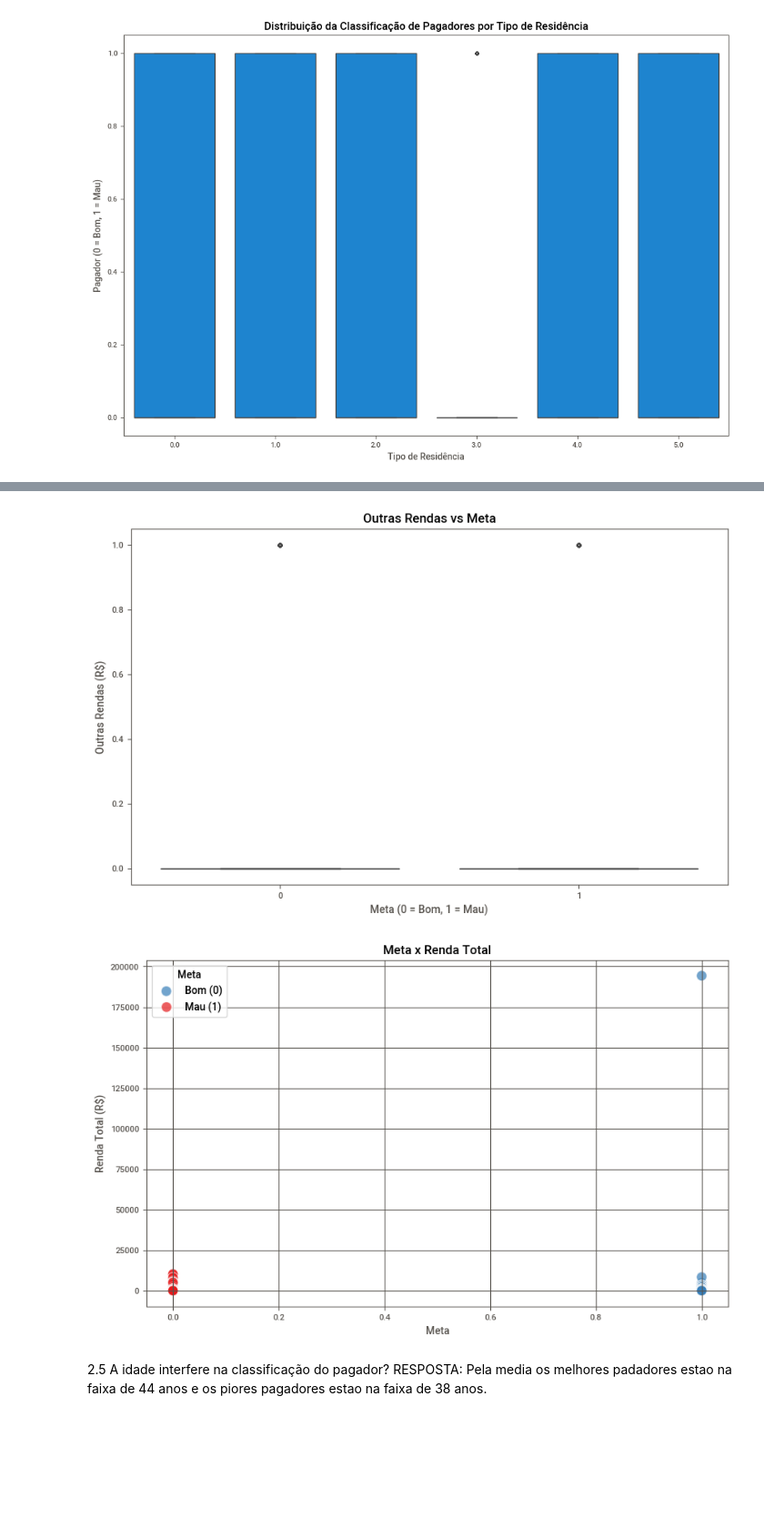
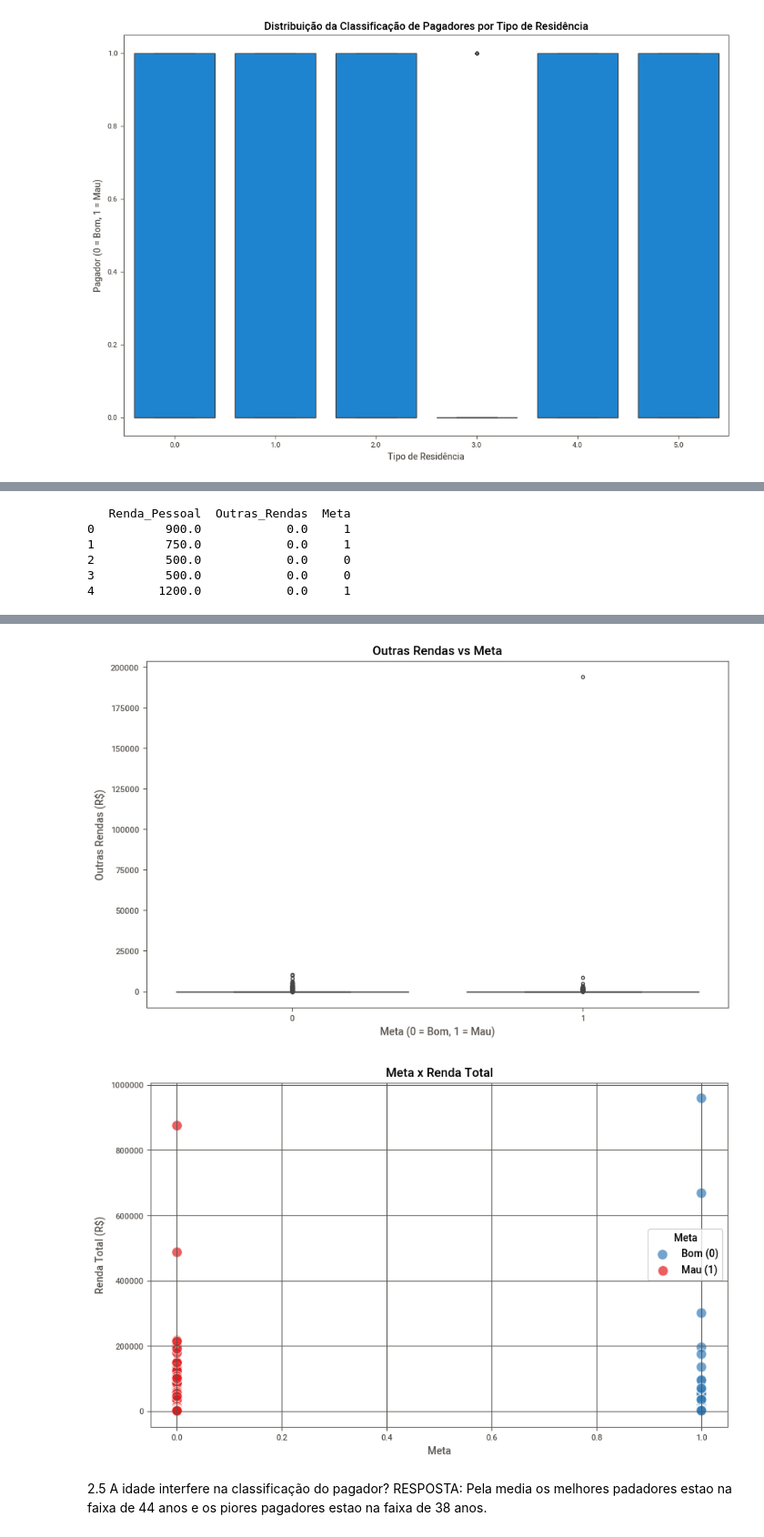
Before and after one commit to friozi/Data-processing-with-python, a Jupyter notebook: Trabalho_final_Python.ipynb, the cells around one changed output, grey strips where cells are left out. Shown: that part at 91% size. Cells and saved outputs as stored; diff of their text form; code cells hidden in the pictures; blank space fills up the shorter version.

```diff
--- a/Trabalho_final_Python.ipynb
+++ b/Trabalho_final_Python.ipynb
@@ -242,13 +246,10 @@ RESPOSTA: Análise das diferenças de distribuição: A Renda Pessoal Mensal e a
 # %%
 # 2.4 Como as features renda pessoal mensal e outras rendas se relacionam com a variável meta? (obs: não é correlação estatística)
-import pandas as pd
-import seaborn as sns
-import matplotlib.pyplot as plt
 
 
-df = pd.read_csv("credit.csv", encoding='unicode_escape', sep='\t', header=None)
-renda_pessoal = df[23]       # Coluna 24 - Renda pessoal mensal
-outras_rendas = df[24]       # Coluna 25 - Outras rendas
+
+renda_pessoal = df[22]       # Coluna 24 - Renda pessoal mensal
+outras_rendas = df[23]       # Coluna 25 - Outras rendas
 meta = df[53]                # Coluna 54 - Meta (Bom = 0, Mau = 1)
 
 dados = pd.DataFrame({
@@ -258,6 +259,8 @@ dados = pd.DataFrame({
 })
 
 dados = dados.dropna()
+
+print(dados.head())
 
 # Renda Pessoal vs Meta
 plt.figure(figsize=(10, 6))
@@ -286,3 +289,9 @@ plt.legend(title='Meta', labels=['Bom (0)', 'Mau (1)'])
 plt.grid(True)
 plt.show()
 # %% [output]
+   Renda_Pessoal  Outras_Rendas  Meta
+0          900.0            0.0     1
+1          750.0            0.0     1
+2          500.0            0.0     0
+3          500.0            0.0     0
+4         1200.0            0.0     1
@@ -290,5 +299,5 @@ plt.show()
-[figure, old version]
+[figure, new version]
-[figure, old version]
+[figure, new version]
 # %% [markdown]
  2.5  A idade interfere na classificação do pagador?
  RESPOSTA: Pela media os melhores padadores estao na faixa de 44 anos e os piores pagadores estao na faixa de 38 anos.
```
Also changed, not shown: parts of 7 cells of this notebook.
